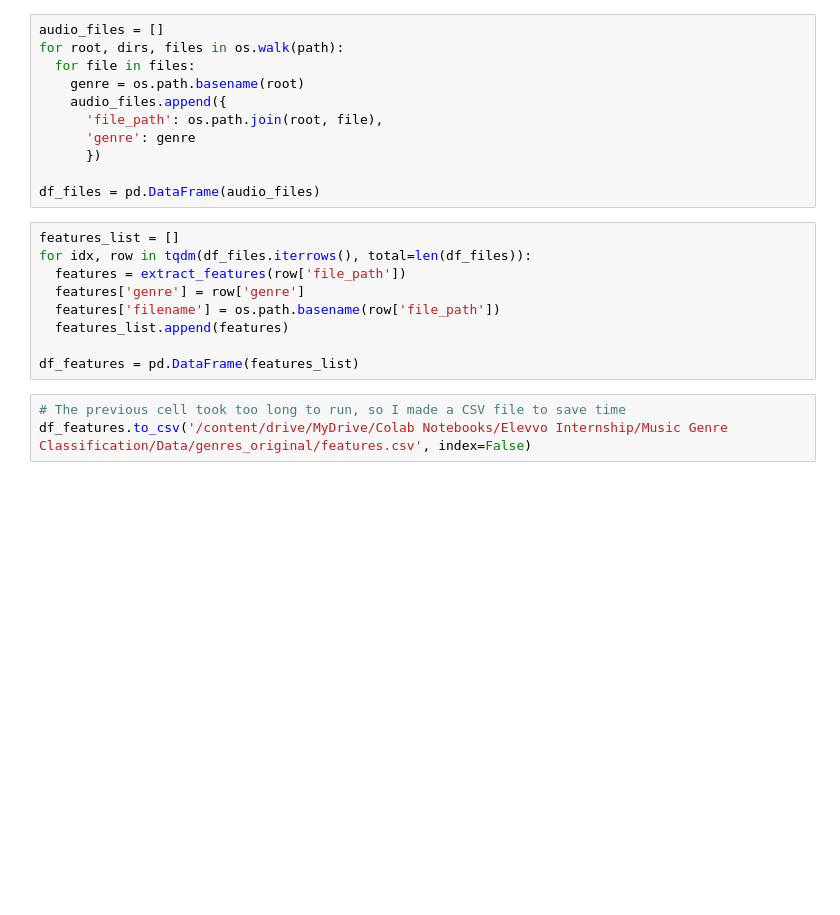
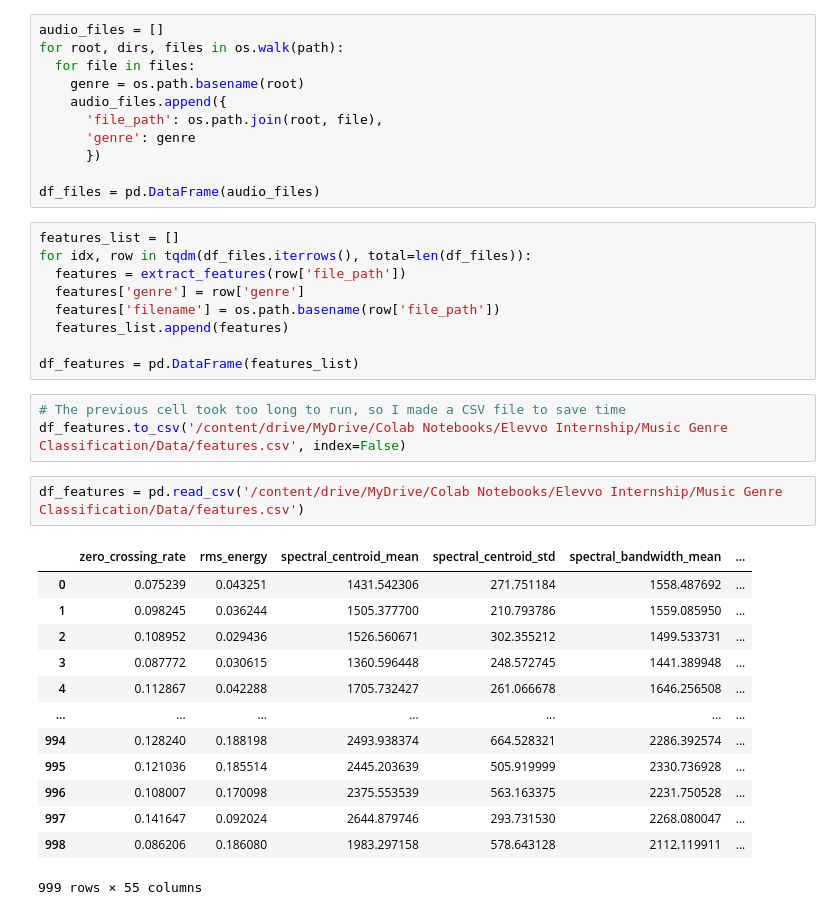
Before and after one commit to Seif-Moharam/Music-Genre-Classification, a Jupyter notebook: Music_Genre_Classification.ipynb, the cells around one changed output. Saved outputs shown, nothing was run; the diff lists cells and outputs as text; blank space fills up the shorter version.

```diff
--- a/Music_Genre_Classification.ipynb
+++ b/Music_Genre_Classification.ipynb
@@ -90,4 +88,20 @@ for idx, row in tqdm(df_files.iterrows(), total=len(df_files)):
 df_features = pd.DataFrame(features_list)
 # %%
 # The previous cell took too long to run, so I made a CSV file to save time
-df_features.to_csv('/content/drive/MyDrive/Colab Notebooks/Elevvo Internship/Music Genre Classification/Data/genres_original/features.csv', index=False)
+df_features.to_csv('/content/drive/MyDrive/Colab Notebooks/Elevvo Internship/Music Genre Classification/Data/features.csv', index=False)
+# %%
+df_features = pd.read_csv('/content/drive/MyDrive/Colab Notebooks/Elevvo Internship/Music Genre Classification/Data/features.csv')
+# %% [output]
+|  | zero_crossing_rate | rms_energy | spectral_centroid_mean | spectral_centroid_std | spectral_bandwidth_mean | ... |
+| 0 | 0.075239 | 0.043251 | 1431.542306 | 271.751184 | 1558.487692 | ... |
+| 1 | 0.098245 | 0.036244 | 1505.377700 | 210.793786 | 1559.085950 | ... |
+| 2 | 0.108952 | 0.029436 | 1526.560671 | 302.355212 | 1499.533731 | ... |
+| 3 | 0.087772 | 0.030615 | 1360.596448 | 248.572745 | 1441.389948 | ... |
+| 4 | 0.112867 | 0.042288 | 1705.732427 | 261.066678 | 1646.256508 | ... |
+| ... | ... | ... | ... | ... | ... | ... |
+| 994 | 0.128240 | 0.188198 | 2493.938374 | 664.528321 | 2286.392574 | ... |
+| 995 | 0.121036 | 0.185514 | 2445.203639 | 505.919999 | 2330.736928 | ... |
+| 996 | 0.108007 | 0.170098 | 2375.553539 | 563.163375 | 2231.750528 | ... |
+| 997 | 0.141647 | 0.092024 | 2644.879746 | 293.731530 | 2268.080047 | ... |
+| 998 | 0.086206 | 0.186080 | 1983.297158 | 578.643128 | 2112.119911 | ... |
+999 rows × 55 columns
```
Also changed, not shown: parts of 7 cells of this notebook.
